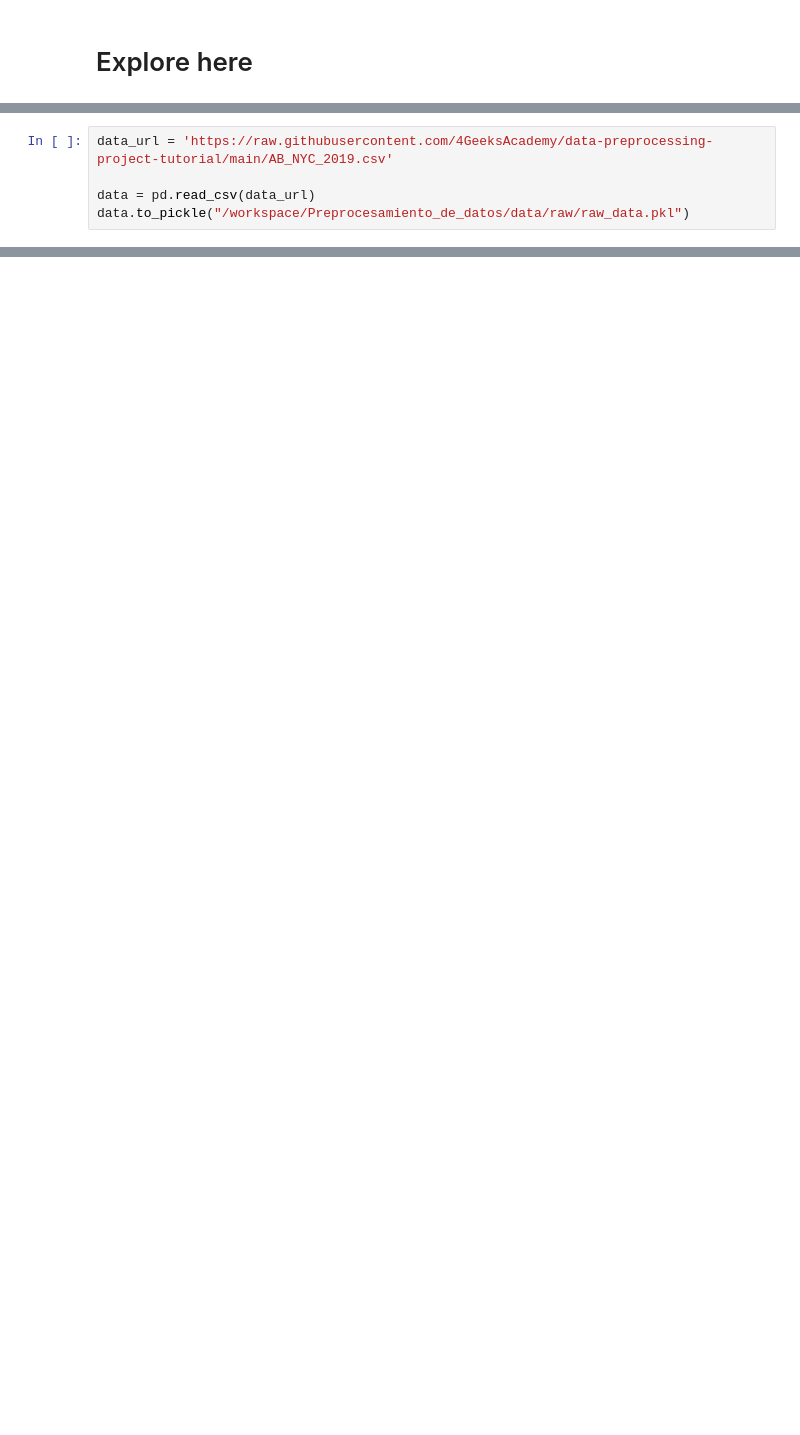
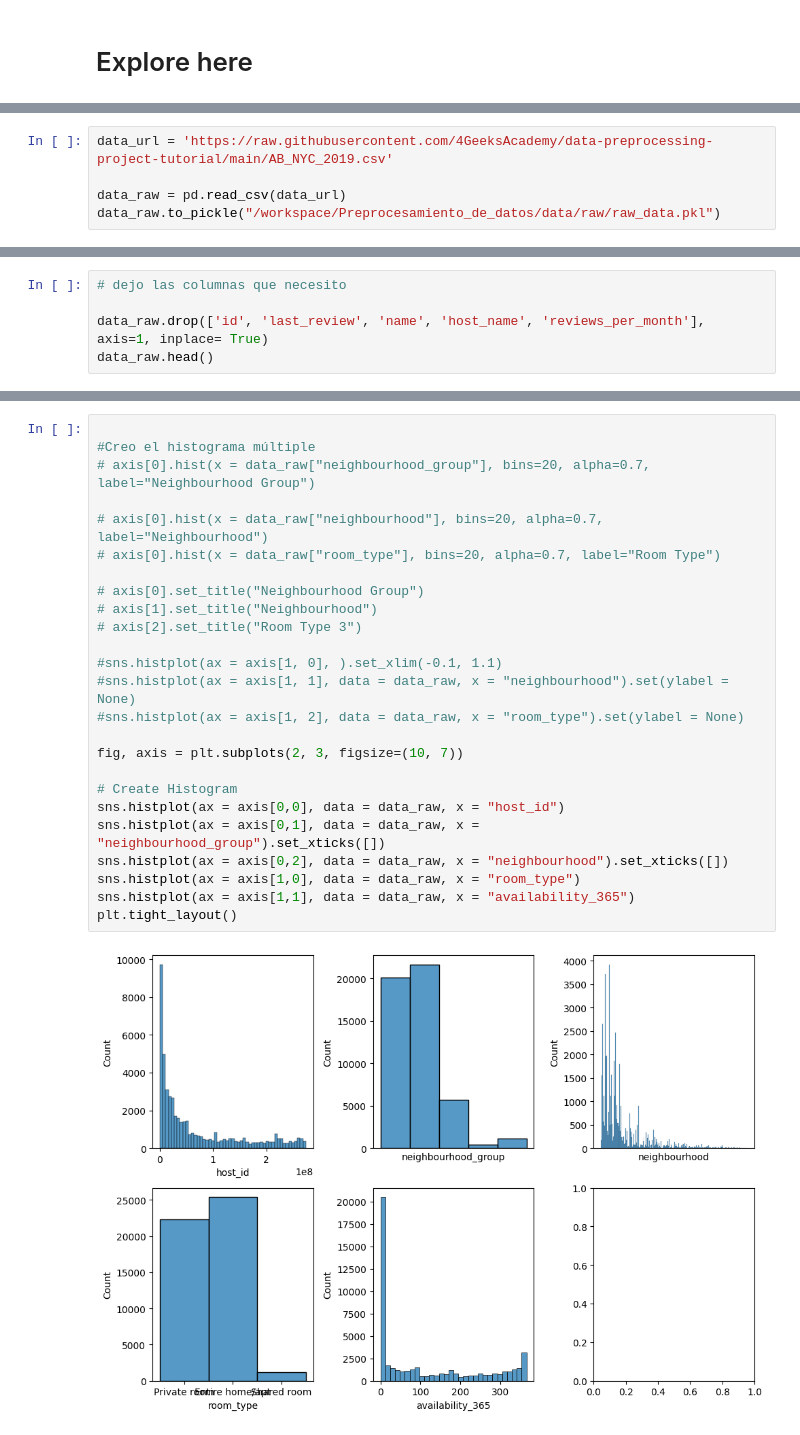
Before and after one commit to sebacent/Preprocesamiento_de_datos, a Jupyter notebook: src/explore.ipynb, the cells around one changed output, grey strips where cells are left out. Cells and saved outputs as stored; diff of their text form; blank space fills up the shorter version.

```diff
--- a/src/explore.ipynb
+++ b/src/explore.ipynb
@@ -9,6 +11,6 @@ from utils import db_connect
 # %%
 data_url = 'https://raw.githubusercontent.com/4GeeksAcademy/data-preprocessing-project-tutorial/main/AB_NYC_2019.csv'
 
-data = pd.read_csv(data_url)
-data.to_pickle("/workspace/Preprocesamiento_de_datos/data/raw/raw_data.pkl")
+data_raw = pd.read_csv(data_url)
+data_raw.to_pickle("/workspace/Preprocesamiento_de_datos/data/raw/raw_data.pkl")
 # %%
@@ -49,0 +71,5 @@ data.shape
+# %%
+# dejo las columnas que necesito
+
+data_raw.drop(['id', 'last_review', 'name', 'host_name', 'reviews_per_month'], axis=1, inplace= True)
+data_raw.head()
@@ -49,0 +83,27 @@ data.shape
+# %%
+
+#Creo el histograma múltiple
+# axis[0].hist(x = data_raw["neighbourhood_group"], bins=20, alpha=0.7, label="Neighbourhood Group")
+
+# axis[0].hist(x = data_raw["neighbourhood"], bins=20, alpha=0.7, label="Neighbourhood")
+# axis[0].hist(x = data_raw["room_type"], bins=20, alpha=0.7, label="Room Type")
+
+# axis[0].set_title("Neighbourhood Group")
+# axis[1].set_title("Neighbourhood")
+# axis[2].set_title("Room Type 3")
+
+#sns.histplot(ax = axis[1, 0], ).set_xlim(-0.1, 1.1)
+#sns.histplot(ax = axis[1, 1], data = data_raw, x = "neighbourhood").set(ylabel = None)
+#sns.histplot(ax = axis[1, 2], data = data_raw, x = "room_type").set(ylabel = None)
+
+fig, axis = plt.subplots(2, 3, figsize=(10, 7))
+
+# Create Histogram
+sns.histplot(ax = axis[0,0], data = data_raw, x = "host_id")
+sns.histplot(ax = axis[0,1], data = data_raw, x = "neighbourhood_group").set_xticks([])
+sns.histplot(ax = axis[0,2], data = data_raw, x = "neighbourhood").set_xticks([])
+sns.histplot(ax = axis[1,0], data = data_raw, x = "room_type")
+sns.histplot(ax = axis[1,1], data = data_raw, x = "availability_365")
+plt.tight_layout()
+# %% [output]
+[figure, added]
```
Also changed, not shown: parts of 7 cells of this notebook.
